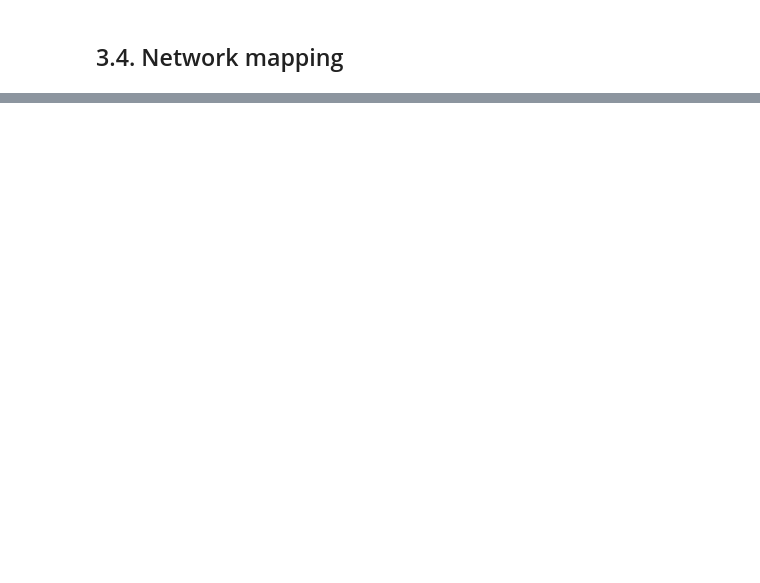
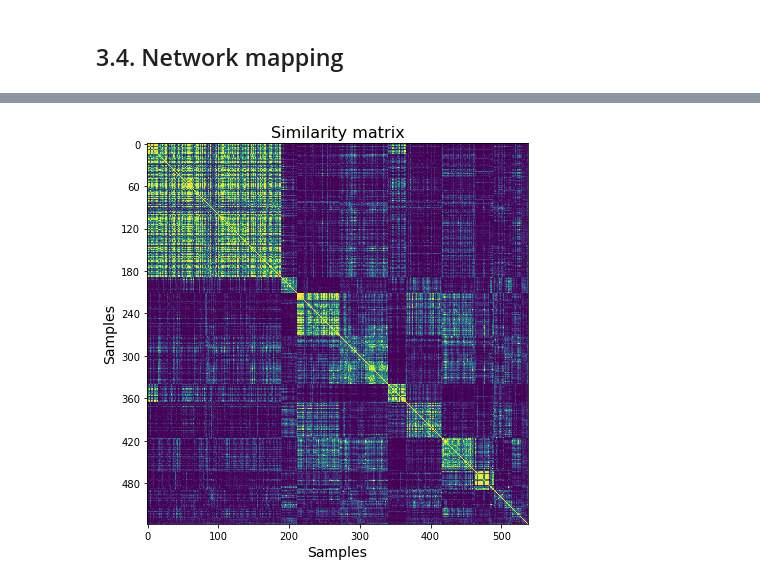
Before and after one commit to adelomana/PSL, a Jupyter notebook: GBM/src/network.inference.2019.04.30/miner/src/ALO.GBM.notebook.ipynb, the cells around one changed output, grey strips where cells are left out. Drawn from its saved outputs; the diff is of its cells as text; code cells hidden in the pictures; blank space fills up the shorter version.

```diff
--- a/GBM/src/network.inference.2019.04.30/miner/src/ALO.GBM.notebook.ipynb
+++ b/GBM/src/network.inference.2019.04.30/miner/src/ALO.GBM.notebook.ipynb
@@ -162,0 +232,13 @@ Inferred network with 2796 regulons, 404 regulators, and 6351 co-regulated genes
+# %%
+print datetime.datetime.now().strftime("%Y-%m-%d %H:%M:%S")
+# expand initial subtype clusters
+centroidClusters, centroidMatrix = miner.centroidExpansion(initialClasses,sampleMatrix,f1Threshold = 0.1,returnCentroids=True) #0.3
+centroidMatrix.to_csv(os.path.join(resultsDirectory,"centroids.csv"))
+unmapped = list(sampleMatrix.columns[numpy.where(sampleMatrix.sum(axis=0)==0)[0]])
+mappedSamples = [i for i in numpy.hstack(centroidClusters) if i not in unmapped]
+mappedClusters = miner.mapExpressionToNetwork(centroidMatrix,sampleMatrix,threshold = 0.05)
+
+# visualize expanded subtype clusters
+miner.plotSimilarity(similarityMatrix,mappedSamples,vmin=0,vmax=0.333,title="Similarity matrix",xlabel="Samples",ylabel="Samples",fontsize=14,figsize=(7,7),savefig=os.path.join(resultsDirectory,"centroidClusters_regulons.pdf"))
+print datetime.datetime.now().strftime("%Y-%m-%d %H:%M:%S")
+# %% [output]
@@ -162,0 +247 @@ Inferred network with 2796 regulons, 404 regulators, and 6351 co-regulated genes
+[figure, added]
```
Also changed, not shown: parts of 14 cells of this notebook.
